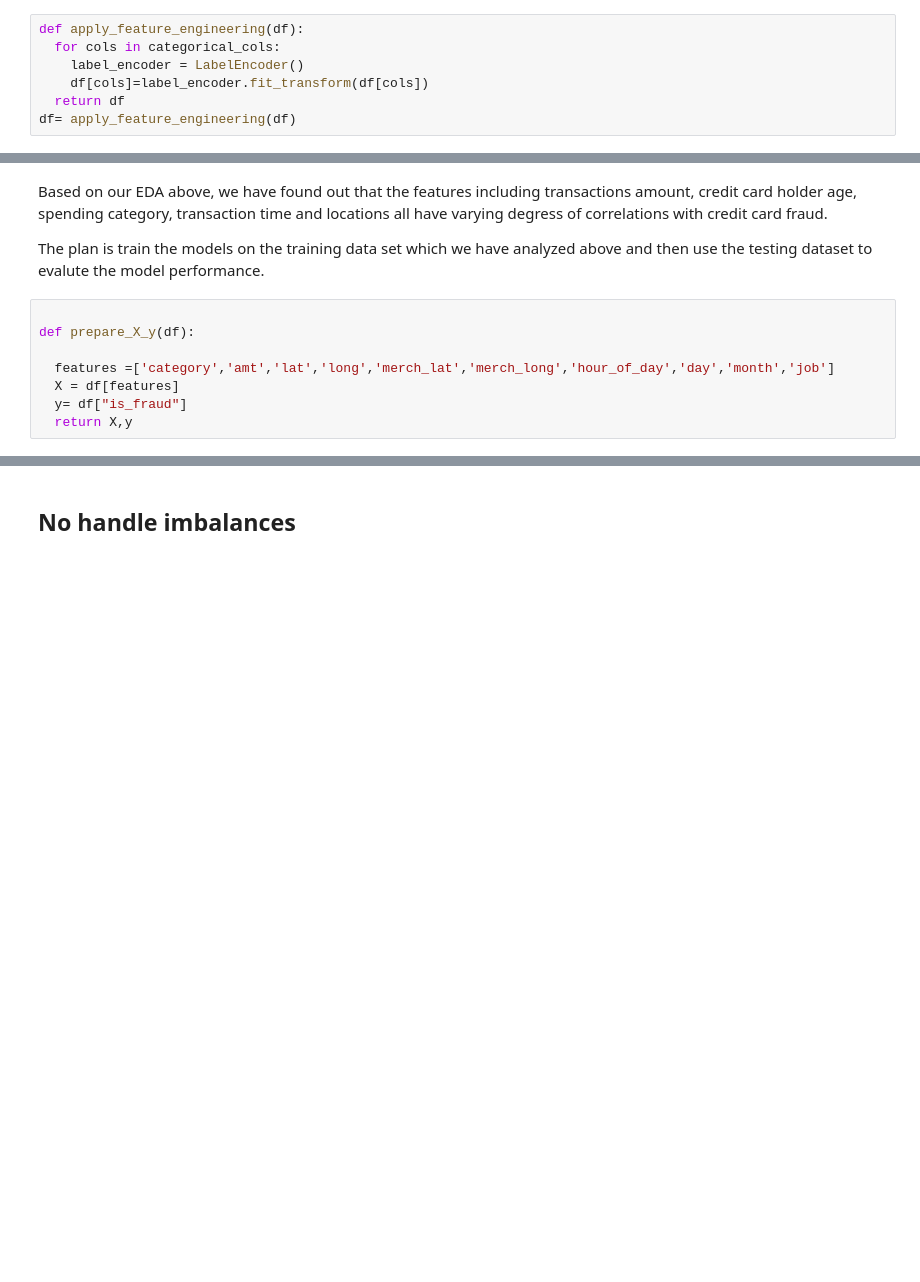
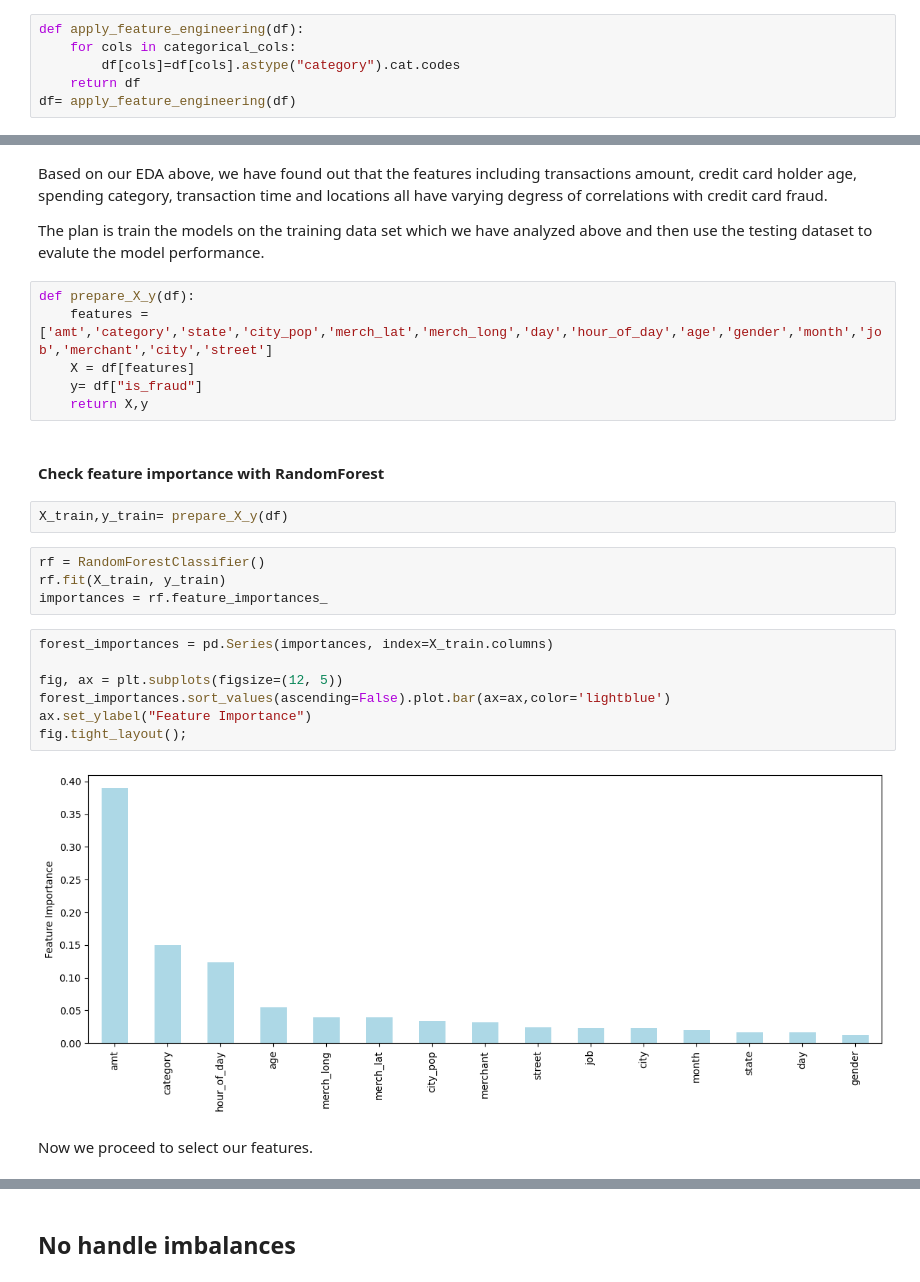
Before and after one commit to dangyenlinhh/CreditCardFraud, a Jupyter notebook: Modeling.ipynb, the cells around one changed output, grey strips where cells are left out. Cells and saved outputs as stored; diff of their text form; blank space fills up the shorter version.

```diff
--- a/Modeling.ipynb
+++ b/Modeling.ipynb
@@ -227,9 +236,8 @@ categorical_cols = [feature for feature in df.columns if df[feature].dtype =="O"
 # %%
 def apply_feature_engineering(df):
-  for cols in categorical_cols:
-    label_encoder = LabelEncoder()
-    df[cols]=label_encoder.fit_transform(df[cols])
-  return df
+    for cols in categorical_cols:
+        df[cols]=df[cols].astype("category").cat.codes
+    return df
 df= apply_feature_engineering(df)
 # %% [markdown]
 ## Apply machine learing model
@@ -238,10 +246,27 @@ Based on our EDA above, we have found out that the features including transactio
 
 The plan is train the models on the training data set which we have analyzed above and then use the testing dataset to evalute the model performance.
 # %%
-
 def prepare_X_y(df):
-
-  features =['category','amt','lat','long','merch_lat','merch_long','hour_of_day','day','month','job']
-  X = df[features]
-  y= df["is_fraud"]
-  return X,y
+    features =['amt','category','state','city_pop','merch_lat','merch_long','day','hour_of_day','age','gender','month','job','merchant','city','street']
+    X = df[features]
+    y= df["is_fraud"]
+    return X,y
+# %% [markdown]
+#### Check feature importance with RandomForest
+# %%
+X_train,y_train= prepare_X_y(df)
+# %%
+rf = RandomForestClassifier()
+rf.fit(X_train, y_train)
+importances = rf.feature_importances_
+# %%
+forest_importances = pd.Series(importances, index=X_train.columns)
+
+fig, ax = plt.subplots(figsize=(12, 5))
+forest_importances.sort_values(ascending=False).plot.bar(ax=ax,color='lightblue')
+ax.set_ylabel("Feature Importance")
+fig.tight_layout();
+# %% [output]
+[figure, added]
+# %% [markdown]
+Now we proceed to select our features.
```
Also changed, not shown: parts of 48 cells of this notebook.
